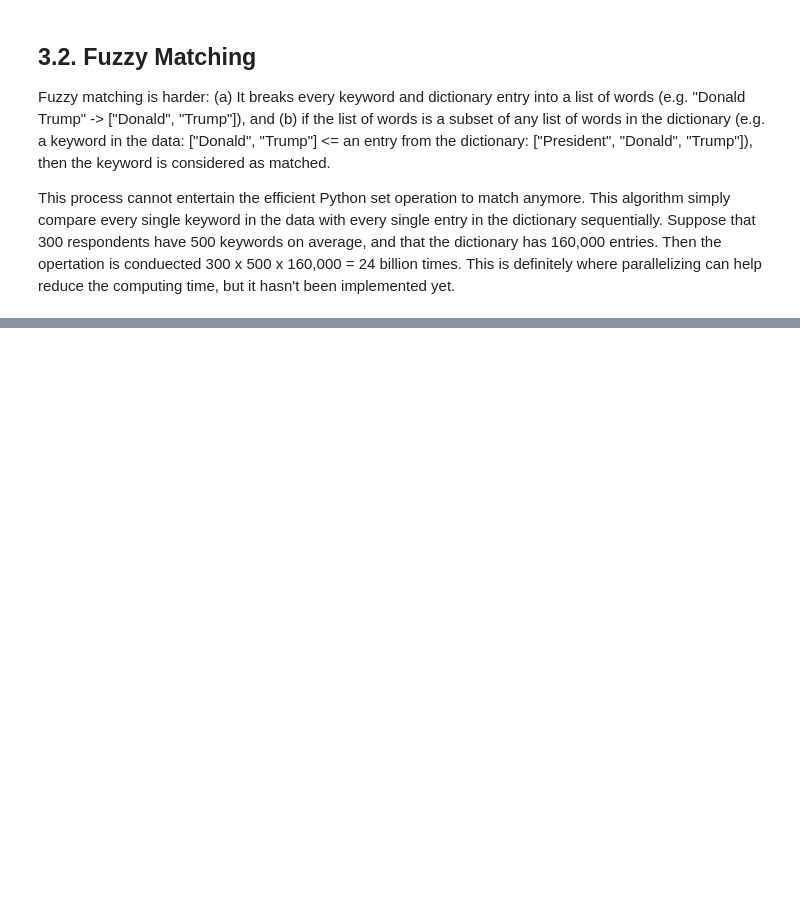
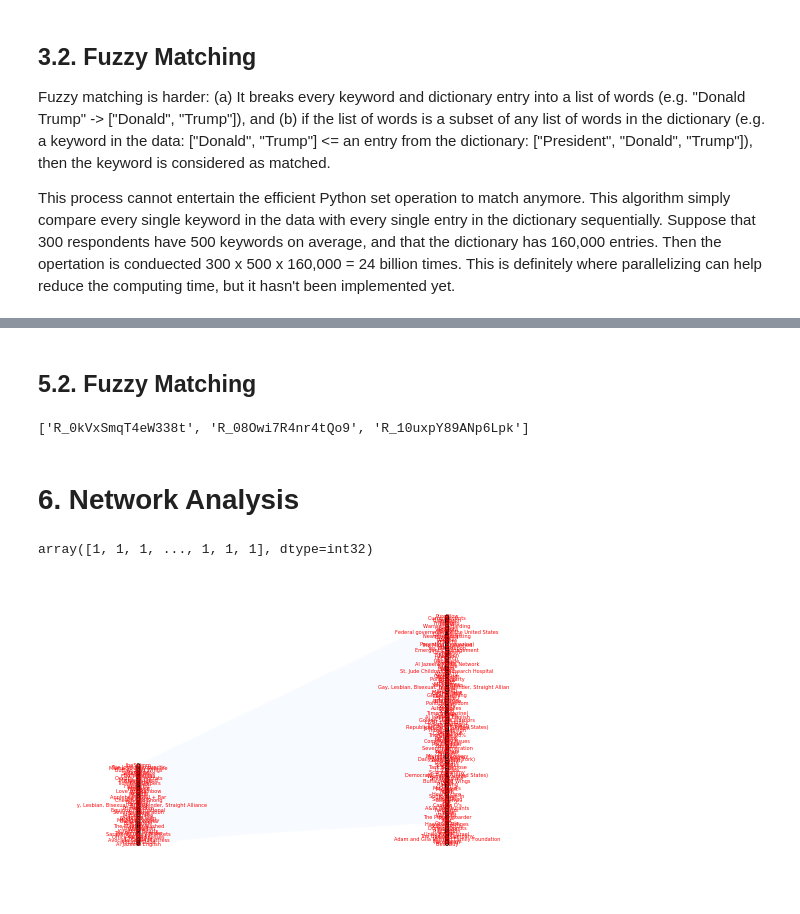
Before and after one commit to pakchank/civic_customization, a Jupyter notebook: Matching.ipynb, the cells around one changed output, grey strips where cells are left out. Drawn from its saved outputs; the diff is of its cells as text; code cells hidden in the pictures; blank space fills up the shorter version.

```diff
--- a/Matching.ipynb
+++ b/Matching.ipynb
@@ -153,0 +198,6 @@ Index
+# %%
+Index_perfect_norm = perfect_matching_norm(Index, dic)
+ads_topics_perfect_norm = perfect_matching_norm(ads_topics, dic)
+# %%
+df_Index_perfect_norm = expand_to_df(Index_perfect_norm)
+df_ads_topics_perfect_norm = expand_to_df(ads_topics_perfect_norm)
@@ -153,0 +308,51 @@ Index
+# %% [markdown]
+## 5.2. Fuzzy Matching
+# %%
+list(set(df_Index_perfect_norm_merged.index) & set(df_ads_topics_perfect_norm_merged.index))
+# %% [output]
+['R_0kVxSmqT4eW338t', 'R_08Owi7R4nr4tQo9', 'R_10uxpY89ANp6Lpk']
+# %% [markdown]
+# 6. Network Analysis
+# %%
+mat_matched = np.dot(np.transpose(df_Index_perfect_norm.astype(int).to_numpy()),
+                     df_ads_topics_perfect_norm.astype(int).to_numpy())
+# %%
+G = bipartite.from_biadjacency_matrix(sparse.csr_matrix(mat_matched), create_using=None, edge_attribute='weight')
+X, Y = bipartite.sets(G)
+# %%
+np.array(list(nx.get_edge_attributes(G, "weight").values()))
+#type(np.random.random(num_edges))
+# %% [output]
+array([1, 1, 1, ..., 1, 1, 1], dtype=int32)
+# %%
+pos = dict()
+pos.update((n, (0, i*10)) for i, n in enumerate(X))
+pos.update((n, (5, i*10)) for i, n in enumerate(Y))
+#num_edges = G.number_of_edges()
+#num_nodes = G.number_of_nodes()
+
+#edges = G.edges()
+#colors = [G[u][v]['color'] for u,v in edges]
+#weights = [G[u][v]['weight'] for u,v in edges]
+
+nx.draw(G, pos=pos, with_labels=False,
+        edge_color=np.array(list(nx.get_edge_attributes(G, "weight").values())),
+        edge_cmap=plt.get_cmap('Blues'),
+        width=np.array(list(nx.get_edge_attributes(G, "weight").values())),
+        node_color=np.random.random(num_nodes),
+        node_size=10,
+        cmap=plt.get_cmap('Reds'))
+
+
+full_keyword_list = list(df_Index_perfect_norm.columns.values) + list(df_ads_topics_perfect_norm.columns.values)
+labels = {}
+for counter, node in enumerate(G.nodes()):
+    labels[node] = full_keyword_list[counter]
+
+
+# Maybe `pos`
+
+nx.draw_networkx_labels(G,pos,labels,font_size=5,font_color='r')
+plt.show()
+# %% [output]
+[figure, added]
```
Also changed, not shown: parts of 23 cells of this notebook.
